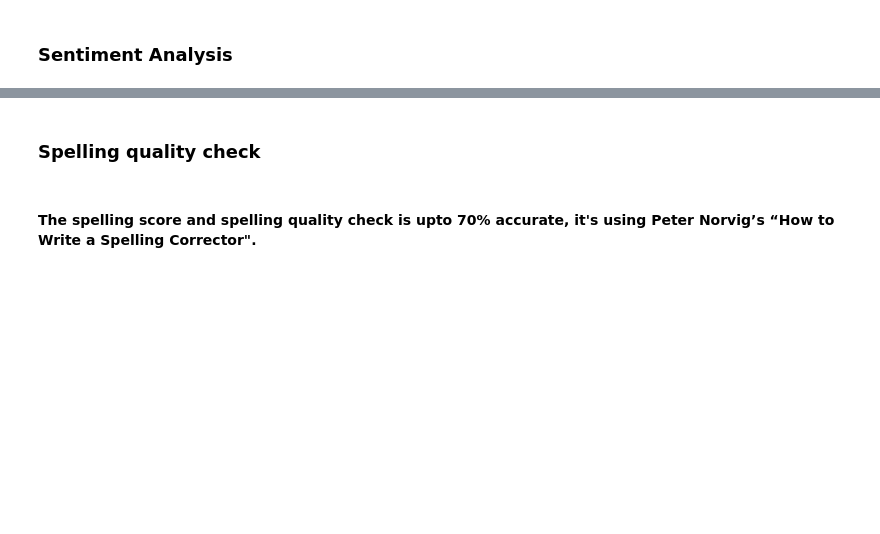
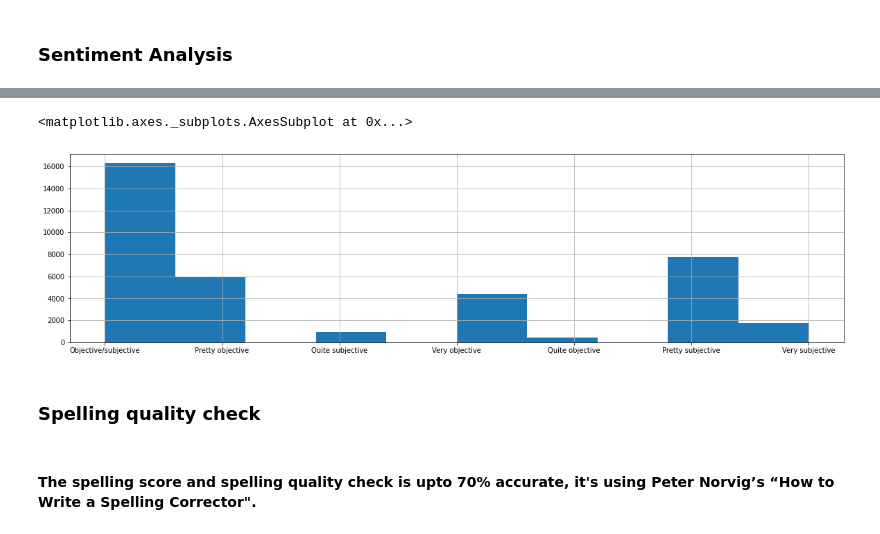
Before and after one commit to neomatrix369/nlp_profiler, a Jupyter notebook: notebooks/jupyter/nlp_profiler-large-dataset.ipynb, the cells around one changed output, grey strips where cells are left out. Saved outputs shown, nothing was run; the diff lists cells and outputs as text; code cells hidden in the pictures; blank space fills up the shorter version.

```diff
--- a/notebooks/jupyter/nlp_profiler-large-dataset.ipynb
+++ b/notebooks/jupyter/nlp_profiler-large-dataset.ipynb
@@ -121,3 +190,9 @@ profiled_text_dataframe['sentiment_subjectivity'].hist()
+# %%
+plt.figure(figsize=[20, 5])
+profiled_text_dataframe['sentiment_subjectivity'].hist()
+# %% [output]
+<matplotlib.axes._subplots.AxesSubplot at 0x...>
+[figure, added]
 # %% [markdown]
 ### Spelling quality check
 # %% [markdown]
```
Also changed, not shown: parts of 18 cells of this notebook, 1 other file.
